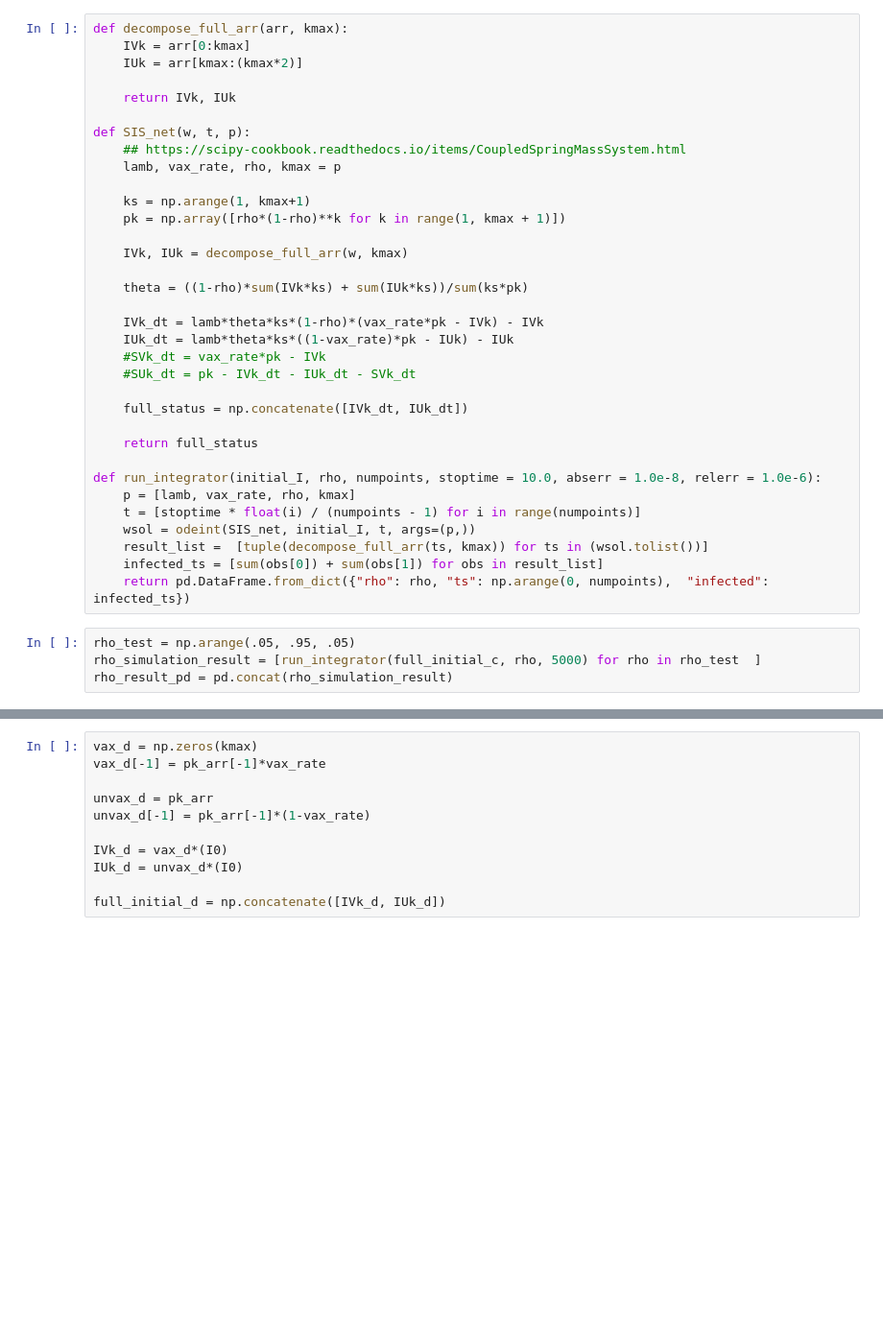
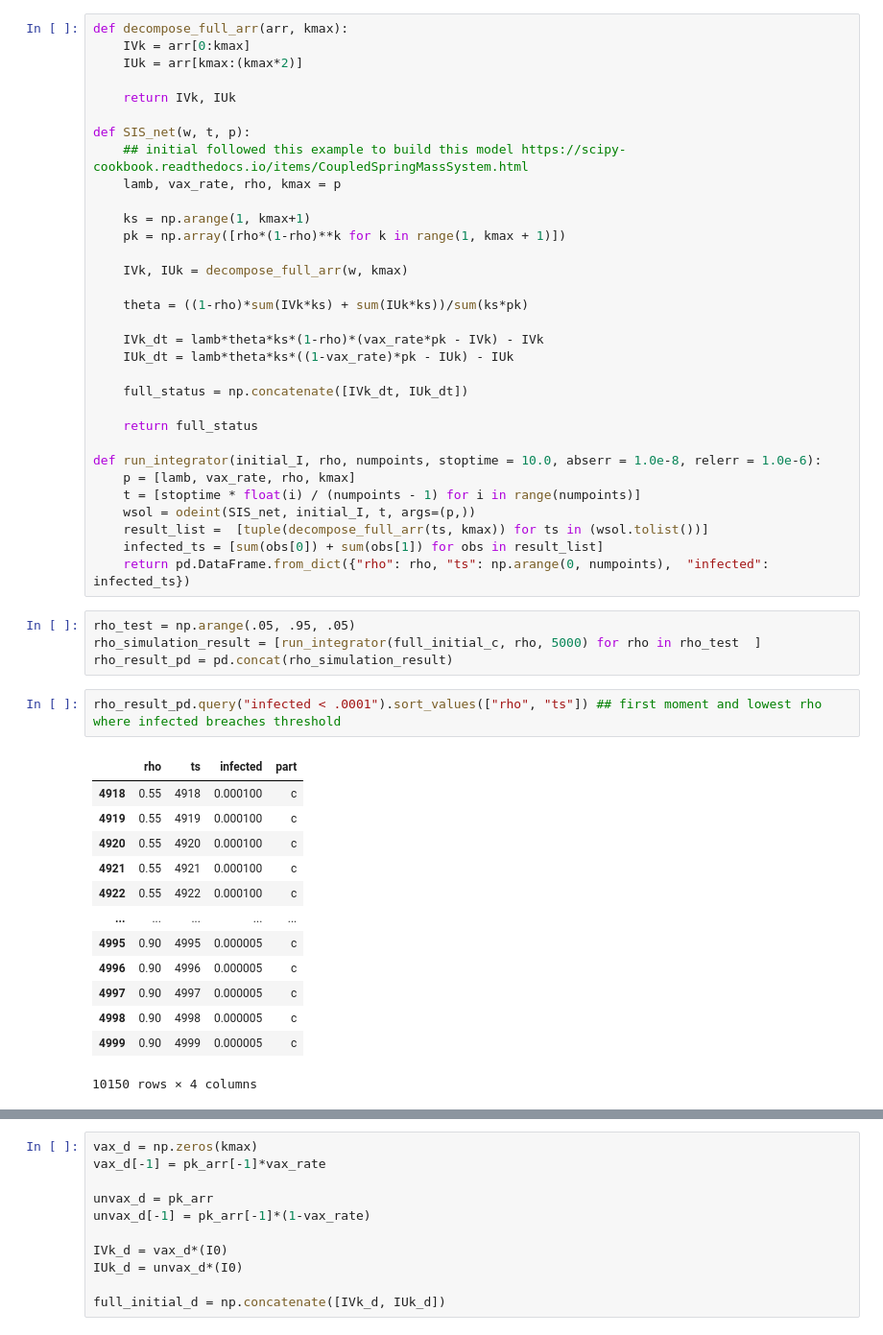
Before and after one commit to exterm/uvm-mocs, a Jupyter notebook: assignment-03/integration_q2.ipynb, the cells around one changed output, grey strips where cells are left out. Shown: that part at 96% size. Saved outputs shown, nothing was run; the diff lists cells and outputs as text; blank space fills up the shorter version.

```diff
--- a/assignment-03/integration_q2.ipynb
+++ b/assignment-03/integration_q2.ipynb
@@ -29,7 +27,7 @@ def decompose_full_arr(arr, kmax):
     return IVk, IUk
 
 def SIS_net(w, t, p):
-    ## https://scipy-cookbook.readthedocs.io/items/CoupledSpringMassSystem.html
+    ## initial followed this example to build this model https://scipy-cookbook.readthedocs.io/items/CoupledSpringMassSystem.html
     lamb, vax_rate, rho, kmax = p
 
     ks = np.arange(1, kmax+1)
@@ -41,8 +39,6 @@ def SIS_net(w, t, p):
 
     IVk_dt = lamb*theta*ks*(1-rho)*(vax_rate*pk - IVk) - IVk
     IUk_dt = lamb*theta*ks*((1-vax_rate)*pk - IUk) - IUk
-    #SVk_dt = vax_rate*pk - IVk
-    #SUk_dt = pk - IVk_dt - IUk_dt - SVk_dt
 
     full_status = np.concatenate([IVk_dt, IUk_dt])
 
@@ -59,6 +55,22 @@ def run_integrator(initial_I, rho, numpoints, stoptime = 10.0, abserr = 1.0e-8,
 rho_test = np.arange(.05, .95, .05)
 rho_simulation_result = [run_integrator(full_initial_c, rho, 5000) for rho in rho_test  ]
 rho_result_pd = pd.concat(rho_simulation_result)
+# %%
+rho_result_pd.query("infected < .0001").sort_values(["rho", "ts"]) ## first moment and lowest rho where infected breaches threshold
+# %% [output]
+|  | rho | ts | infected | part |
+| 4918 | 0.55 | 4918 | 0.000100 | c |
+| 4919 | 0.55 | 4919 | 0.000100 | c |
+| 4920 | 0.55 | 4920 | 0.000100 | c |
+| 4921 | 0.55 | 4921 | 0.000100 | c |
+| 4922 | 0.55 | 4922 | 0.000100 | c |
+| ... | ... | ... | ... | ... |
+| 4995 | 0.90 | 4995 | 0.000005 | c |
+| 4996 | 0.90 | 4996 | 0.000005 | c |
+| 4997 | 0.90 | 4997 | 0.000005 | c |
+| 4998 | 0.90 | 4998 | 0.000005 | c |
+| 4999 | 0.90 | 4999 | 0.000005 | c |
+10150 rows × 4 columns
 # %%
 import seaborn as sns
 
```
Also changed, not shown: parts of 6 cells of this notebook.
